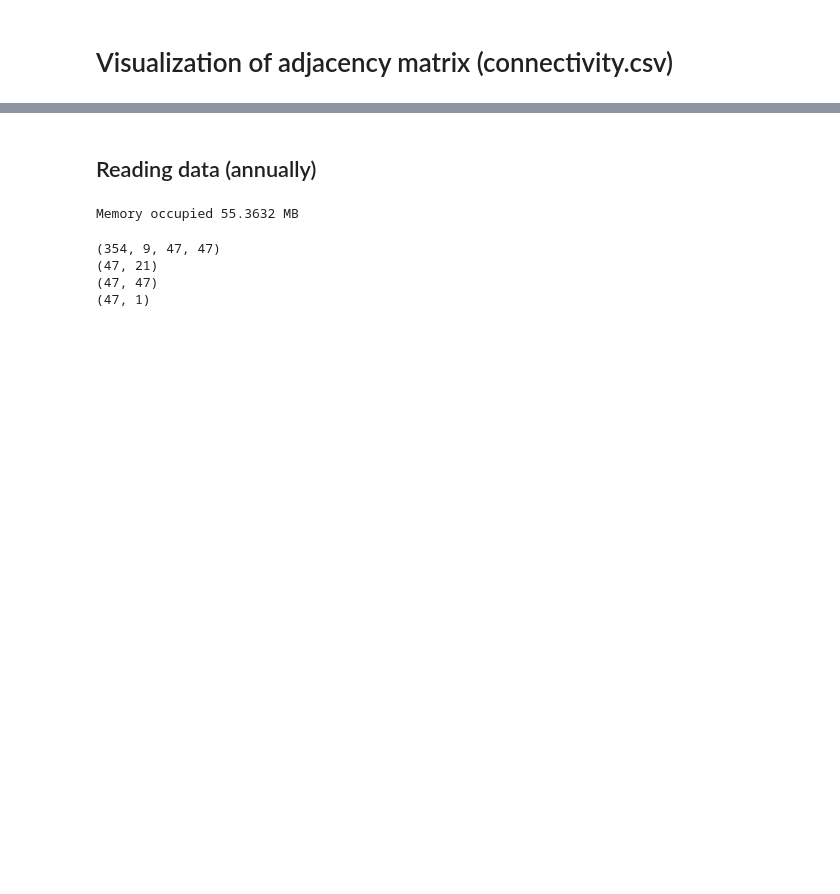
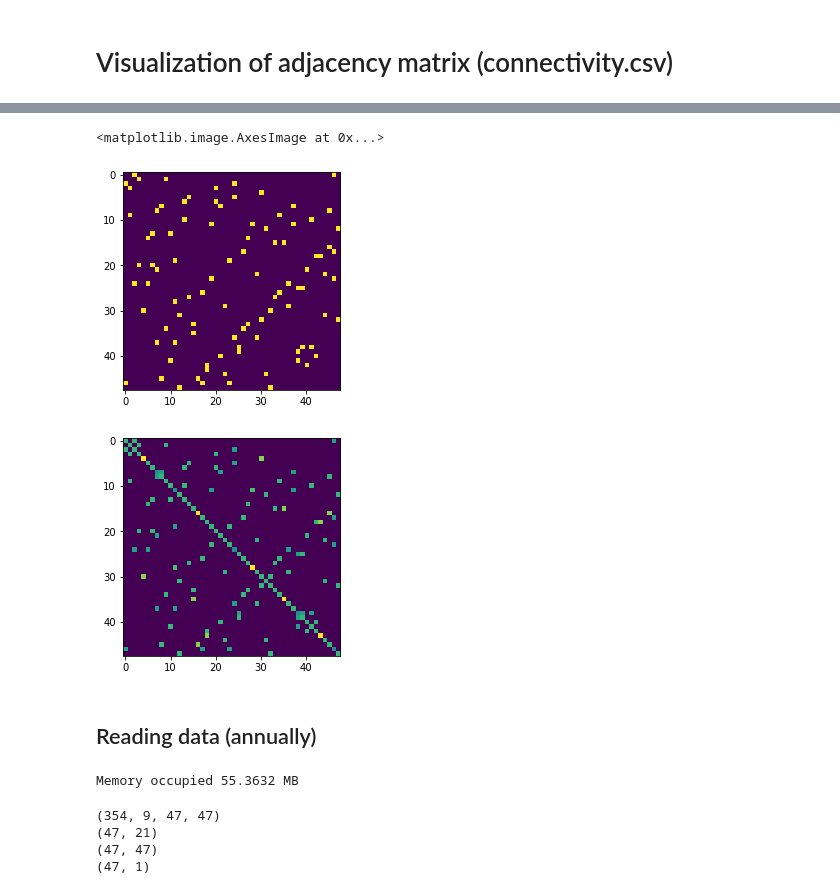
Before and after one commit to khzhang2/BART_Ridership_Prediction, a Jupyter notebook: Deep Gravity - Model - ConvGraph.ipynb, the cells around one changed output, grey strips where cells are left out. Saved outputs shown, nothing was run; the diff lists cells and outputs as text; code cells hidden in the pictures; blank space fills up the shorter version.

```diff
--- a/Deep Gravity - Model - ConvGraph.ipynb
+++ b/Deep Gravity - Model - ConvGraph.ipynb
@@ -23,0 +25,6 @@ nx.draw(G, with_labels=True, pos=npos)
+# %%
+A_mode = adj_mat+np.eye(adj_mat.shape[0])
+D_mode = np.zeros_like(A_mode)
+np.fill_diagonal(D_mode, A_mode.sum(axis=1))
+D_mode_inv_root = np.linalg.inv(sqrtm(D_mode))
+D_mode_inv_root
@@ -24,3 +45,12 @@ nx.draw(G, with_labels=True, pos=npos)
+# %%
+plt.figure()
+plt.imshow(adj_mat)
+plt.figure()
+plt.imshow(D_mode_inv_root @ A_mode @ D_mode_inv_root)
+# %% [output]
+<matplotlib.image.AxesImage at 0x...>
+[figure, added]
+[figure, added]
 # %% [markdown]
 ## Reading data (annually)
 # %%
```
Also changed, not shown: parts of 8 cells of this notebook.
